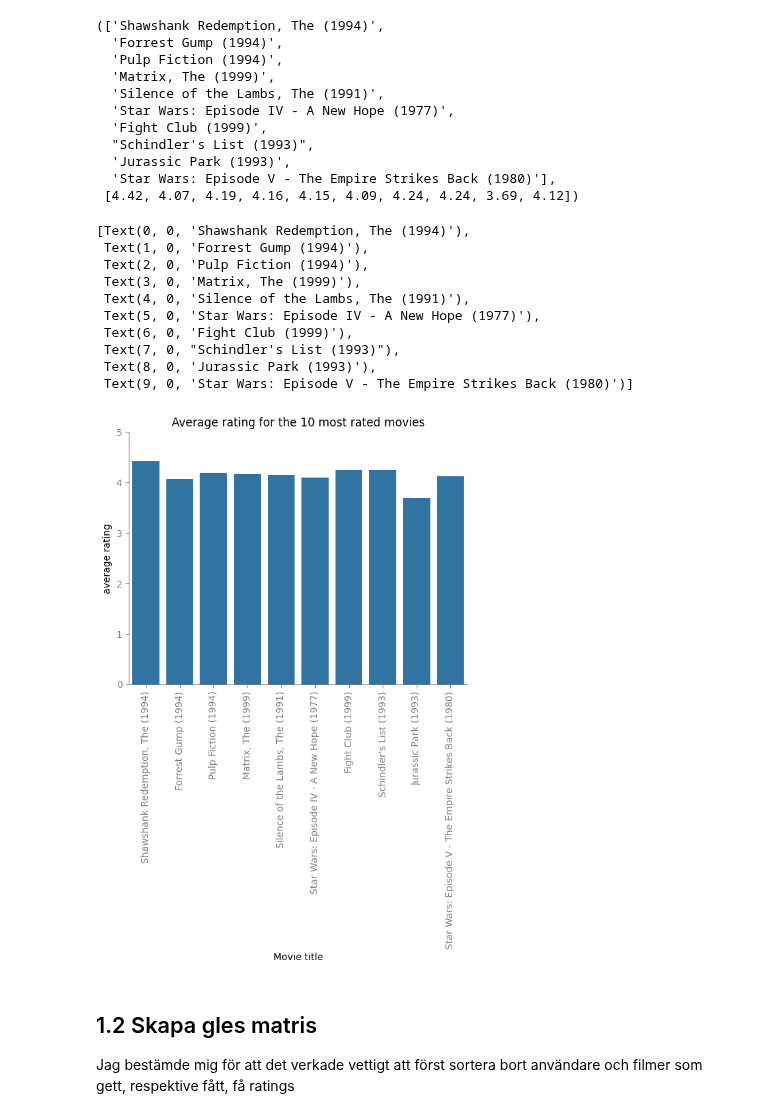
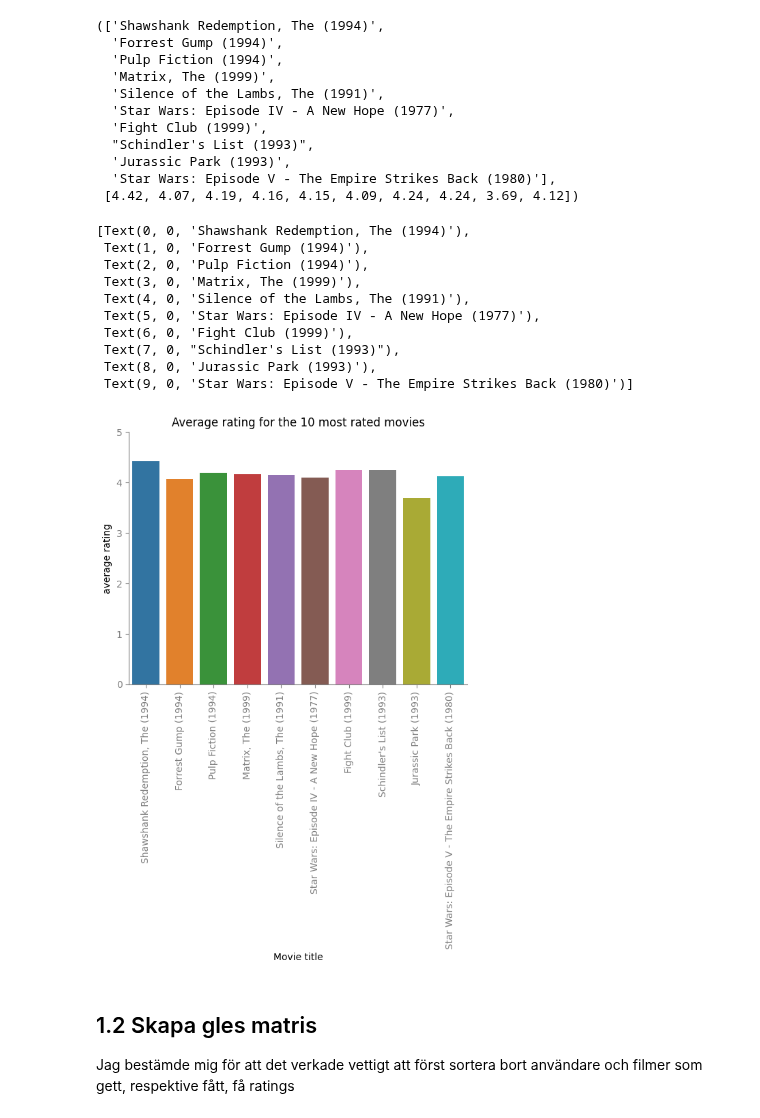
Before and after one commit to LordOfTurtles/AI-Erik-Johansson-OPA23, a Jupyter notebook: labs/labb1.ipynb, the cells around one changed output. Saved outputs shown, nothing was run; the diff lists cells and outputs as text; code cells hidden in the pictures.

```diff
--- a/labs/labb1.ipynb
+++ b/labs/labb1.ipynb
@@ -253,29 +254,29 @@ title, avg_rating
   'Star Wars: Episode V - The Empire Strikes Back (1980)'],
  [4.42, 4.07, 4.19, 4.16, 4.15, 4.09, 4.24, 4.24, 3.69, 4.12])
 # %%
-ax = sns.barplot(x=title, y=avg_rating)
+ax = sns.barplot(x=title, y=avg_rating, hue=title)
 ax.set(
     ylabel="average rating",
     xlabel="Movie title",
     title="Average rating for the 10 most rated movies",
     ylim=(0, 5)
 )
 ax.spines[["top", "right"]].set_visible(False)
 ax.spines[["bottom", "left"]].set_color("gray")
 ax.tick_params(colors="gray")
 ax.set_xticklabels(title, rotation=90)
 # %% [output]
 [Text(0, 0, 'Shawshank Redemption, The (1994)'),
  Text(1, 0, 'Forrest Gump (1994)'),
  Text(2, 0, 'Pulp Fiction (1994)'),
  Text(3, 0, 'Matrix, The (1999)'),
  Text(4, 0, 'Silence of the Lambs, The (1991)'),
  Text(5, 0, 'Star Wars: Episode IV - A New Hope (1977)'),
  Text(6, 0, 'Fight Club (1999)'),
  Text(7, 0, "Schindler's List (1993)"),
  Text(8, 0, 'Jurassic Park (1993)'),
  Text(9, 0, 'Star Wars: Episode V - The Empire Strikes Back (1980)')]
-[figure, old version]
+[figure, new version]
 # %% [markdown]
 ## 1.2 Skapa gles matris
 
```
Also changed, not shown: parts of 1 cell of this notebook.
